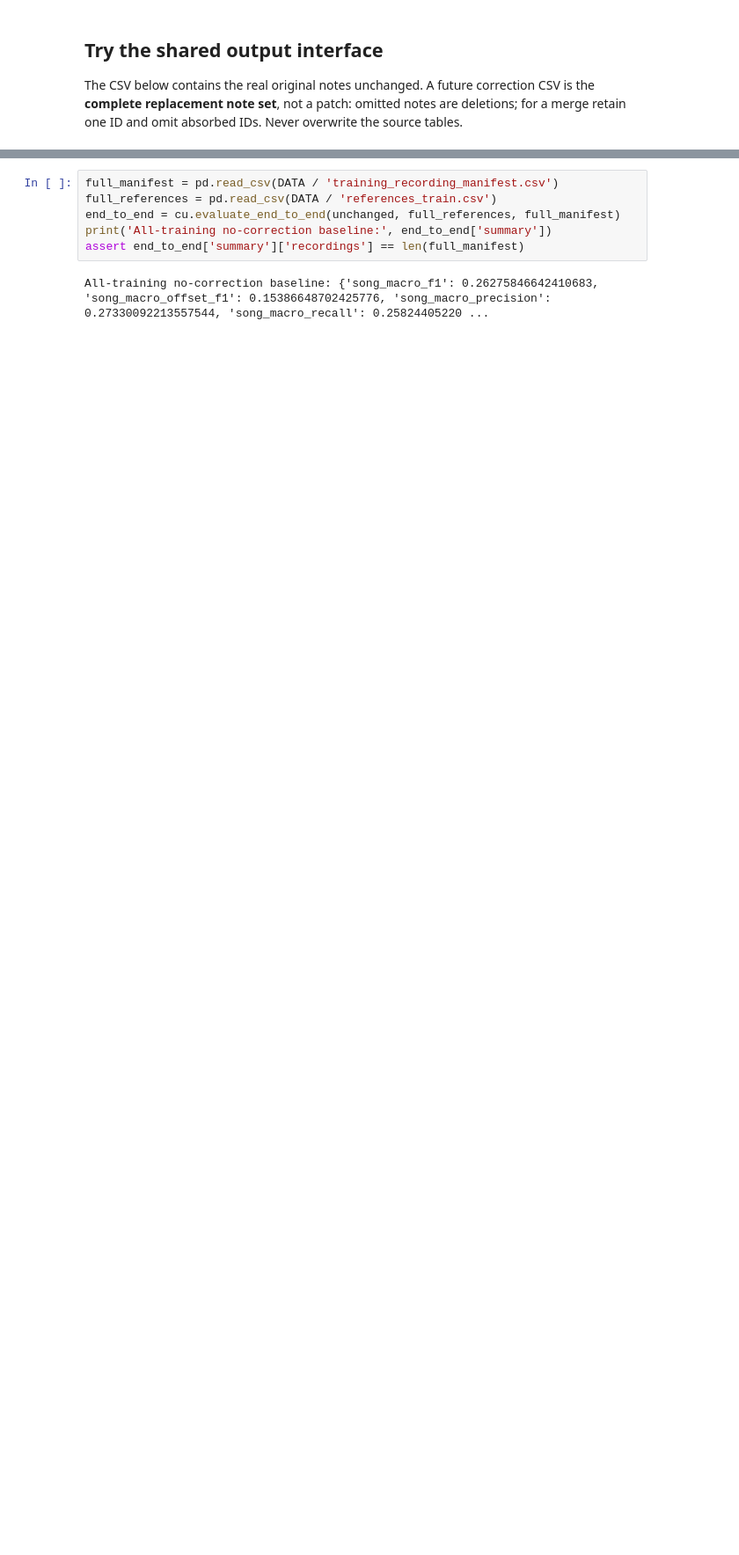
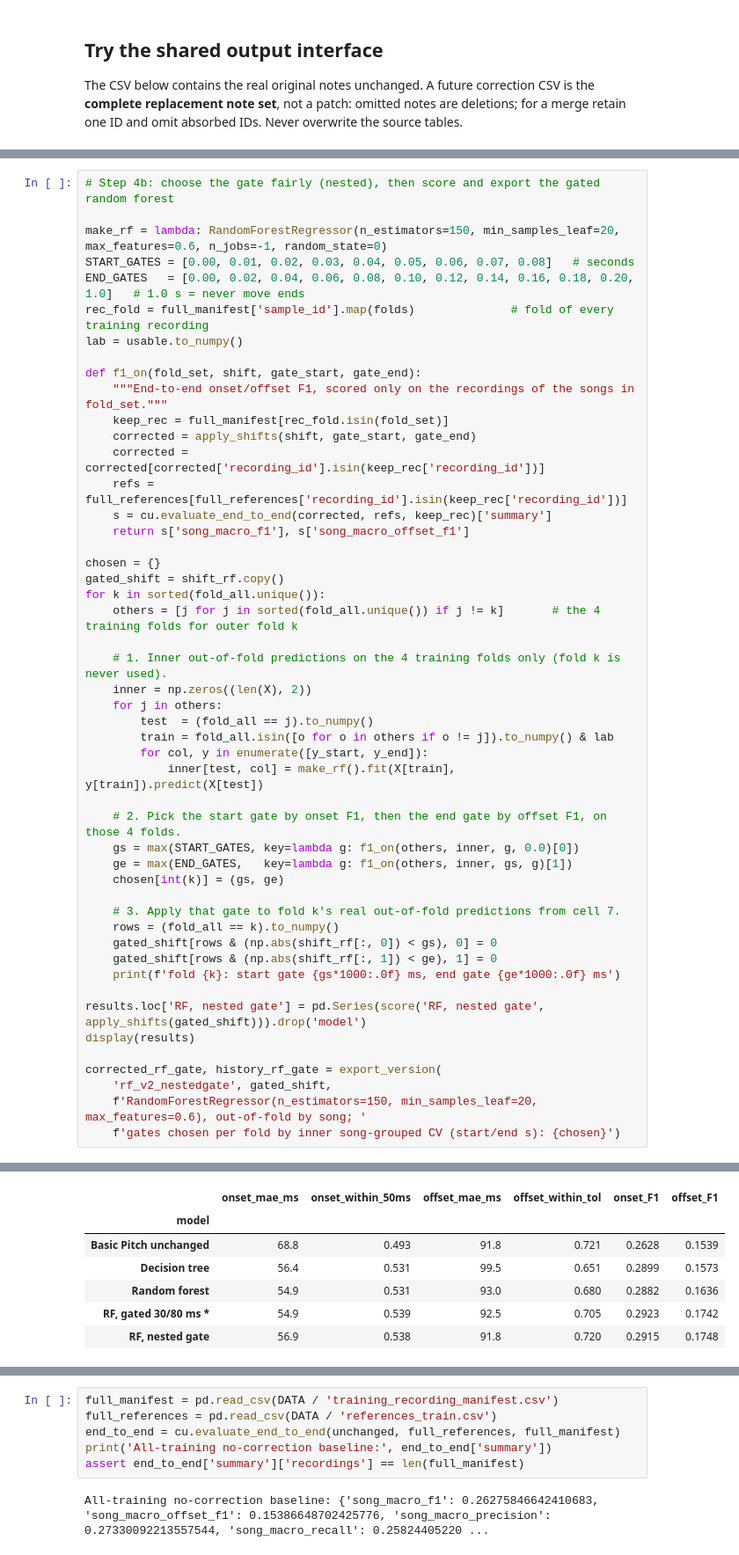
Before and after one commit to feliciaor2024-arch/Scoretify-Project, a Jupyter notebook: notebooks/correction_handover/le_xin_timing_starter.ipynb, the cells around one changed output, grey strips where cells are left out. Shown at 88% size. Drawn from its saved outputs; the diff is of its cells as text; blank space fills up the shorter version.

```diff
--- a/notebooks/correction_handover/le_xin_timing_starter.ipynb
+++ b/notebooks/correction_handover/le_xin_timing_starter.ipynb
@@ -134,0 +324,50 @@ Unchanged-note interface example: c:\Data-Mining-Project\notebooks\correction_ha
+# %%
+# Step 4b: choose the gate fairly (nested), then score and export the gated random forest
+
+make_rf = lambda: RandomForestRegressor(n_estimators=150, min_samples_leaf=20, max_features=0.6, n_jobs=-1, random_state=0)
+START_GATES = [0.00, 0.01, 0.02, 0.03, 0.04, 0.05, 0.06, 0.07, 0.08]   # seconds
+END_GATES   = [0.00, 0.02, 0.04, 0.06, 0.08, 0.10, 0.12, 0.14, 0.16, 0.18, 0.20, 1.0]   # 1.0 s = never move ends
+rec_fold = full_manifest['sample_id'].map(folds)              # fold of every training recording
+lab = usable.to_numpy()
+
+def f1_on(fold_set, shift, gate_start, gate_end):
+    """End-to-end onset/offset F1, scored only on the recordings of the songs in fold_set."""
+    keep_rec = full_manifest[rec_fold.isin(fold_set)]
+    corrected = apply_shifts(shift, gate_start, gate_end)
+    corrected = corrected[corrected['recording_id'].isin(keep_rec['recording_id'])]
+    refs = full_references[full_references['recording_id'].isin(keep_rec['recording_id'])]
+    s = cu.evaluate_end_to_end(corrected, refs, keep_rec)['summary']
+    return s['song_macro_f1'], s['song_macro_offset_f1']
+
+chosen = {}
+gated_shift = shift_rf.copy()
+for k in sorted(fold_all.unique()):
+    others = [j for j in sorted(fold_all.unique()) if j != k]       # the 4 training folds for outer fold k
+
+    # 1. Inner out-of-fold predictions on the 4 training folds only (fold k is never used).
+    inner = np.zeros((len(X), 2))
+    for j in others:
+        test  = (fold_all == j).to_numpy()
+        train = fold_all.isin([o for o in others if o != j]).to_numpy() & lab
+        for col, y in enumerate([y_start, y_end]):
+            inner[test, col] = make_rf().fit(X[train], y[train]).predict(X[test])
+
+    # 2. Pick the start gate by onset F1, then the end gate by offset F1, on those 4 folds.
+    gs = max(START_GATES, key=lambda g: f1_on(others, inner, g, 0.0)[0])
+    ge = max(END_GATES,   key=lambda g: f1_on(others, inner, gs, g)[1])
+    chosen[int(k)] = (gs, ge)
+
+    # 3. Apply that gate to fold k's real out-of-fold predictions from cell 7.
+    rows = (fold_all == k).to_numpy()
+    gated_shift[rows & (np.abs(shift_rf[:, 0]) < gs), 0] = 0
+    gated_shift[rows & (np.abs(shift_rf[:, 1]) < ge), 1] = 0
+    print(f'fold {k}: start gate {gs*1000:.0f} ms, end gate {ge*1000:.0f} ms')
+
+results.loc['RF, nested gate'] = pd.Series(score('RF, nested gate', apply_shifts(gated_shift))).drop('model')
+display(results)
+
+corrected_rf_gate, history_rf_gate = export_version(
+    'rf_v2_nestedgate', gated_shift,
+    f'RandomForestRegressor(n_estimators=150, min_samples_leaf=20, max_features=0.6), out-of-fold by song; '
+    f'gates chosen per fold by inner song-grouped CV (start/end s): {chosen}')
+# %% [output]
@@ -134,0 +379,7 @@ Unchanged-note interface example: c:\Data-Mining-Project\notebooks\correction_ha
+|  | onset_mae_ms | onset_within_50ms | offset_mae_ms | offset_within_tol | onset_F1 | offset_F1 |
+| model |  |  |  |  |  |  |
+| Basic Pitch unchanged | 68.8 | 0.493 | 91.8 | 0.721 | 0.2628 | 0.1539 |
+| Decision tree | 56.4 | 0.531 | 99.5 | 0.651 | 0.2899 | 0.1573 |
+| Random forest | 54.9 | 0.531 | 93.0 | 0.680 | 0.2882 | 0.1636 |
+| RF, gated 30/80 ms * | 54.9 | 0.539 | 92.5 | 0.705 | 0.2923 | 0.1742 |
+| RF, nested gate | 56.9 | 0.538 | 91.8 | 0.720 | 0.2915 | 0.1748 |
```
Also changed, not shown: parts of 17 cells of this notebook, 20 other files.
